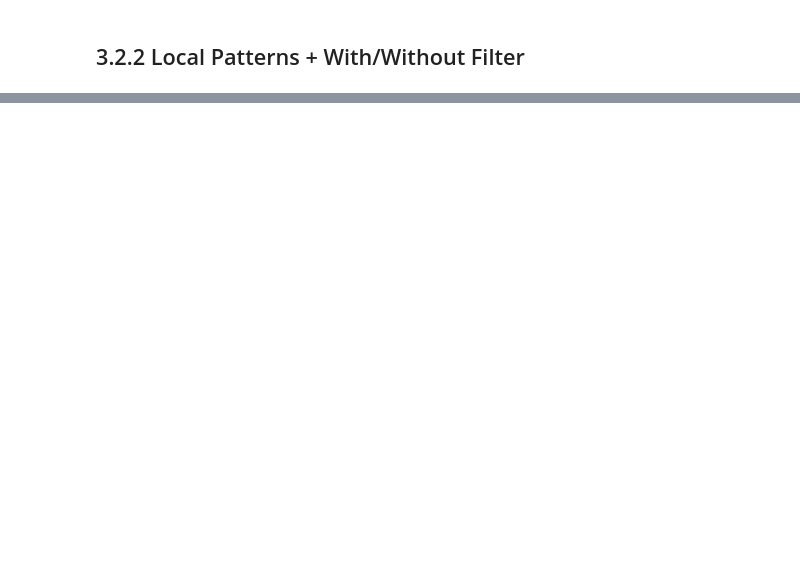
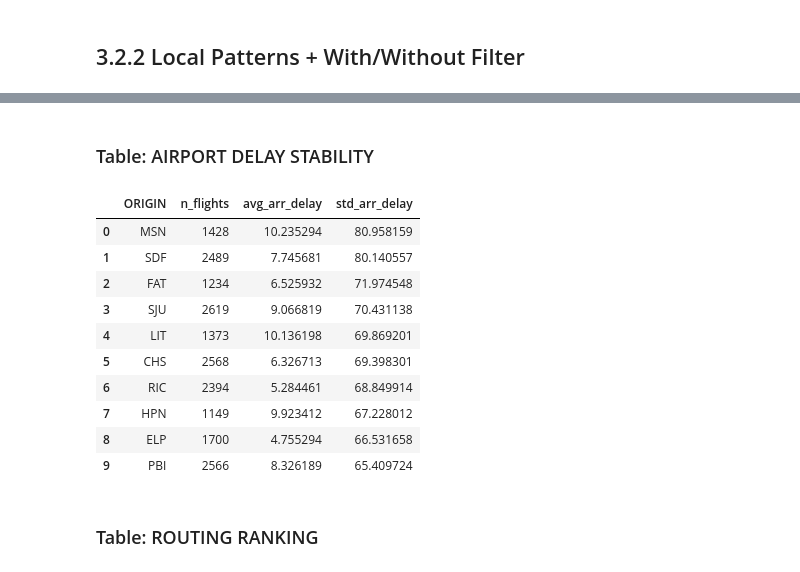
Before and after one commit to nguyenminhthuy/flights-analytics, a Jupyter notebook: py/notebooks/flights-eda.ipynb, the cells around one changed output, grey strips where cells are left out. Drawn from its saved outputs; the diff is of its cells as text; code cells hidden in the pictures; blank space fills up the shorter version.

```diff
--- a/py/notebooks/flights-eda.ipynb
+++ b/py/notebooks/flights-eda.ipynb
@@ -881,0 +938,44 @@ delay_causes(df_flights, year = 2019, airline = "United Air Lines Inc.")
+# %% [markdown]
+### Table: AIRPORT DELAY STABILITY
+# %%
+def airport_delay_stability(df, min_flights=1000,
+                            year=None, airline=None, season=None):
+
+    if year is not None:
+        df = filter_by_year(df, year)
+    if airline is not None:
+        df = filter_by_airline(df, airline)
+    if season is not None:
+        df = filter_by_season(df, season)
+
+    df_airport = (
+        df
+        .filter((pl.col("CANCELLED") == 0) & (pl.col("DIVERTED") == 0))
+        .group_by("ORIGIN")
+        .agg([
+            pl.len().alias("n_flights"),
+            pl.mean("ARR_DELAY").alias("avg_arr_delay"),
+            pl.std("ARR_DELAY").alias("std_arr_delay")
+        ])
+        .filter(pl.col("n_flights") >= min_flights)
+        .sort("std_arr_delay", descending=True)
+    )
+
+    return df_airport.to_pandas()
+# %%
+df_stability = airport_delay_stability(df_flights, year = 2019)
+df_stability.head(10)
+# %% [output]
+|  | ORIGIN | n_flights | avg_arr_delay | std_arr_delay |
+| 0 | MSN | 1428 | 10.235294 | 80.958159 |
+| 1 | SDF | 2489 | 7.745681 | 80.140557 |
+| 2 | FAT | 1234 | 6.525932 | 71.974548 |
+| 3 | SJU | 2619 | 9.066819 | 70.431138 |
+| 4 | LIT | 1373 | 10.136198 | 69.869201 |
+| 5 | CHS | 2568 | 6.326713 | 69.398301 |
+| 6 | RIC | 2394 | 5.284461 | 68.849914 |
+| 7 | HPN | 1149 | 9.923412 | 67.228012 |
+| 8 | ELP | 1700 | 4.755294 | 66.531658 |
+| 9 | PBI | 2566 | 8.326189 | 65.409724 |
+# %% [markdown]
+### Table: ROUTING RANKING
```
Also changed, not shown: parts of 12 cells of this notebook.
